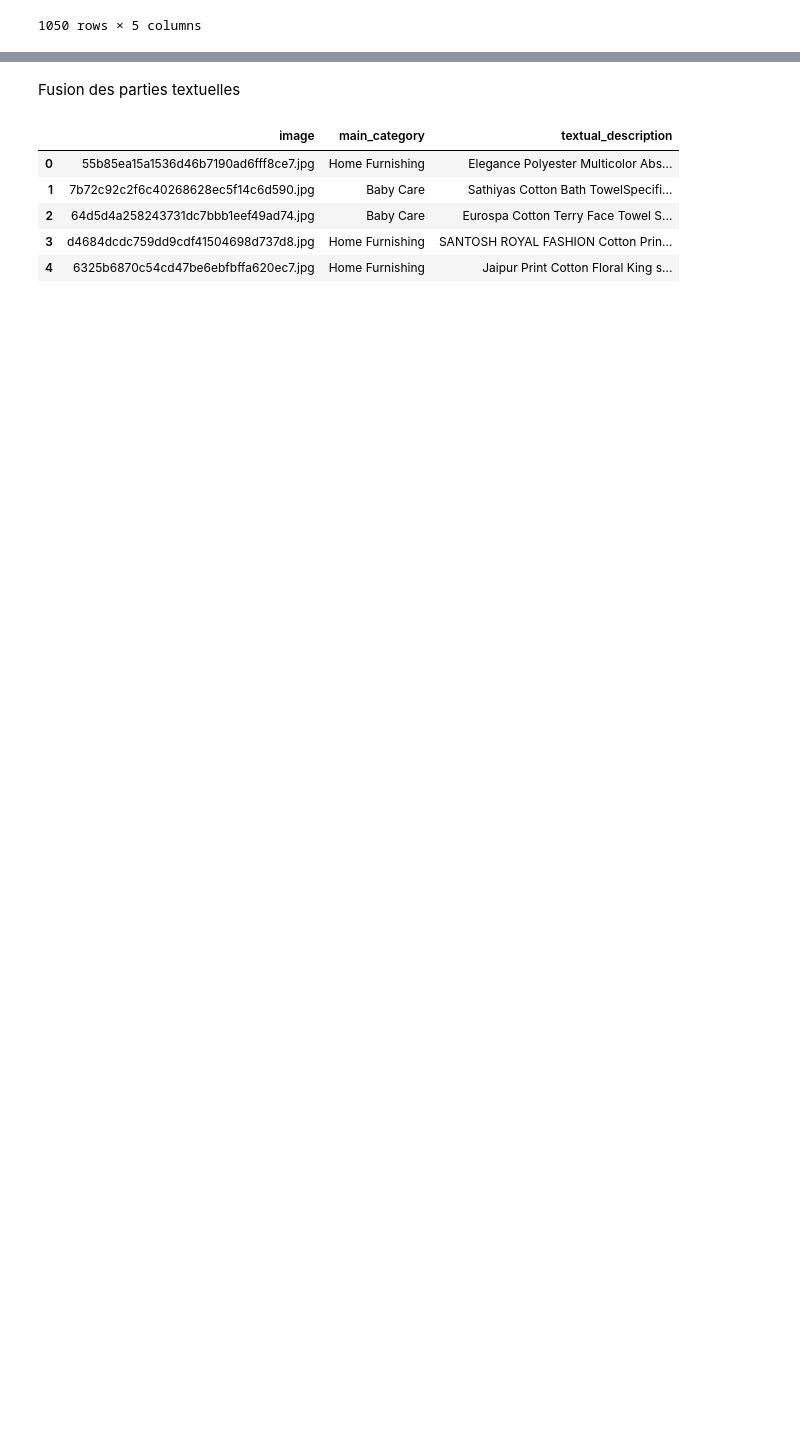
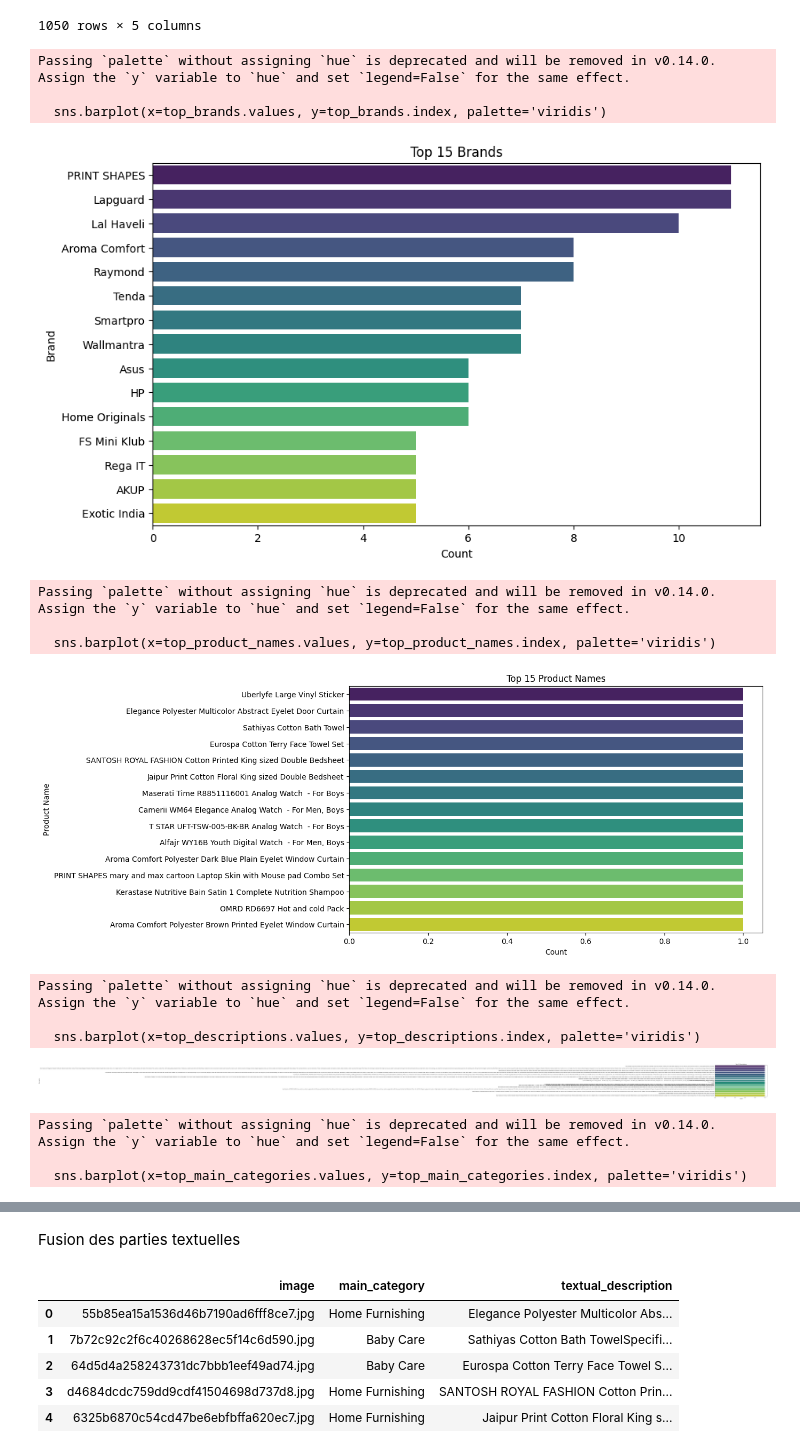
Before and after one commit to tomcre94/Projet-6-Classification-automatique, a Jupyter notebook: Creuse_Tom_1_notebook_pretraitement_feature_extraction_faisaibilite_102024.ipynb, the cells around one changed output, grey strips where cells are left out. Saved outputs shown, nothing was run; the diff lists cells and outputs as text; code cells hidden in the pictures; blank space fills up the shorter version.

Commit message:
fonction univariée

```diff
--- a/Creuse_Tom_1_notebook_pretraitement_feature_extraction_faisaibilite_102024.ipynb
+++ b/Creuse_Tom_1_notebook_pretraitement_feature_extraction_faisaibilite_102024.ipynb
@@ -169,3 +169,68 @@ See the caveats in the documentation: https://pandas.pydata.org/pandas-docs/stab
 | 1048 | Wallmantra | Wallmantra Medium Vinyl Sticker S... | Buy Wallmantra Medium Vinyl Stick... | c3edc504d1b4f0ba6224fa53a43a7ad6.jpg | Baby Care |
 | 1049 | Uberlyfe | Uberlyfe Large Vinyl Sticker | Buy Uberlyfe Large Vinyl Sticker ... | f2f027ad6a6df617c9f125173da71e44.jpg | Baby Care |
 1050 rows × 5 columns
+# %%
+import pandas as pd
+import matplotlib.pyplot as plt
+import seaborn as sns
+
+def univariate_analysis(data):
+    # Analyse de la variable 'brand'
+    top_brands = data['brand'].value_counts().head(15)
+    plt.figure(figsize=(10, 6))
+    sns.barplot(x=top_brands.values, y=top_brands.index, palette='viridis')
+    plt.title('Top 15 Brands')
+    plt.xlabel('Count')
+    plt.ylabel('Brand')
+    plt.show()
+
+    # Analyse de la variable 'product_name'
+    top_product_names = data['product_name'].value_counts().head(15)
+    plt.figure(figsize=(10, 6))
+    sns.barplot(x=top_product_names.values, y=top_product_names.index, palette='viridis')
+    plt.title('Top 15 Product Names')
+    plt.xlabel('Count')
+    plt.ylabel('Product Name')
+    plt.show()
+
+    # Analyse de la variable 'description'
+    # Afficher les descriptions les plus fréquentes
+    top_descriptions = data['description'].value_counts().head(15)
+    plt.figure(figsize=(10, 6))
+    sns.barplot(x=top_descriptions.values, y=top_descriptions.index, palette='viridis')
+    plt.title('Top 15 Descriptions')
+    plt.xlabel('Count')
+    plt.ylabel('Description')
+    plt.show()
+
+    # Analyse de la variable 'main_category'
+    top_main_categories = data['main_category'].value_counts().head(15)
+    plt.figure(figsize=(10, 6))
+    sns.barplot(x=top_main_categories.values, y=top_main_categories.index, palette='viridis')
+    plt.title('Top 15 Main Categories')
+    plt.xlabel('Count')
+    plt.ylabel('Main Category')
+    plt.show()
+
+    # Analyse de la variable 'image'
+    print("Analyse de la variable 'image' :")
+    print(data['image'].describe())
+
+# Appeler la fonction d'analyse univariée
+univariate_analysis(data_filtered)
+# %% [output]
+Passing `palette` without assigning `hue` is deprecated and will be removed in v0.14.0. Assign the `y` variable to `hue` and set `legend=False` for the same effect.
+
+  sns.barplot(x=top_brands.values, y=top_brands.index, palette='viridis')
+[figure, added]
+Passing `palette` without assigning `hue` is deprecated and will be removed in v0.14.0. Assign the `y` variable to `hue` and set `legend=False` for the same effect.
+
+  sns.barplot(x=top_product_names.values, y=top_product_names.index, palette='viridis')
+[figure, added]
+Passing `palette` without assigning `hue` is deprecated and will be removed in v0.14.0. Assign the `y` variable to `hue` and set `legend=False` for the same effect.
+
+  sns.barplot(x=top_descriptions.values, y=top_descriptions.index, palette='viridis')
+[figure, added]
+Passing `palette` without assigning `hue` is deprecated and will be removed in v0.14.0. Assign the `y` variable to `hue` and set `legend=False` for the same effect.
+
+  sns.barplot(x=top_main_categories.values, y=top_main_categories.index, palette='viridis')
```
Also changed, not shown: parts of 1 cell of this notebook.
